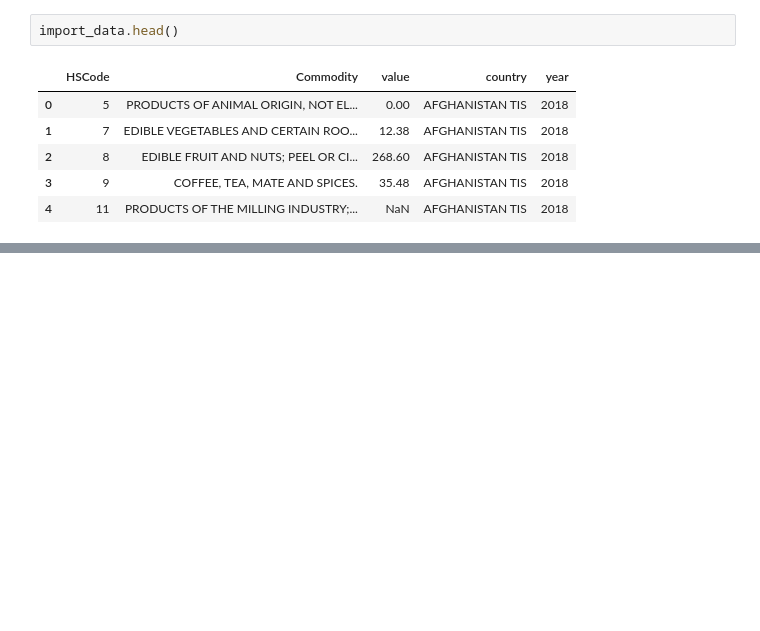
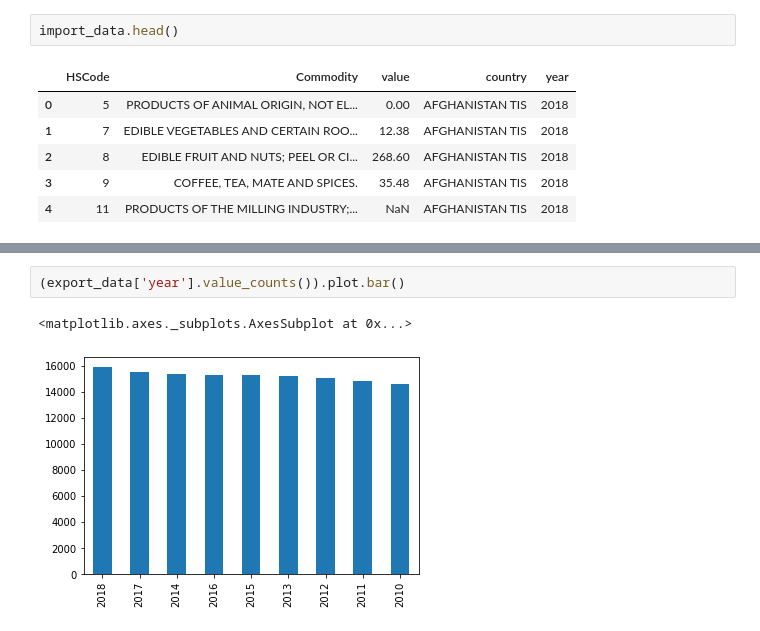
Before and after one commit to Titashmkhrj/Exploration-of-Indian-trade-project, a Jupyter notebook: India_trade_data.ipynb, the cells around one changed output, grey strips where cells are left out. Drawn from its saved outputs; the diff is of its cells as text; blank space fills up the shorter version.

```diff
--- a/India_trade_data.ipynb
+++ b/India_trade_data.ipynb
@@ -65,0 +287,5 @@ import_data.head()
+# %%
+(export_data['year'].value_counts()).plot.bar()
+# %% [output]
+<matplotlib.axes._subplots.AxesSubplot at 0x...>
+[figure, added]
```
Also changed, not shown: parts of 33 cells of this notebook.
